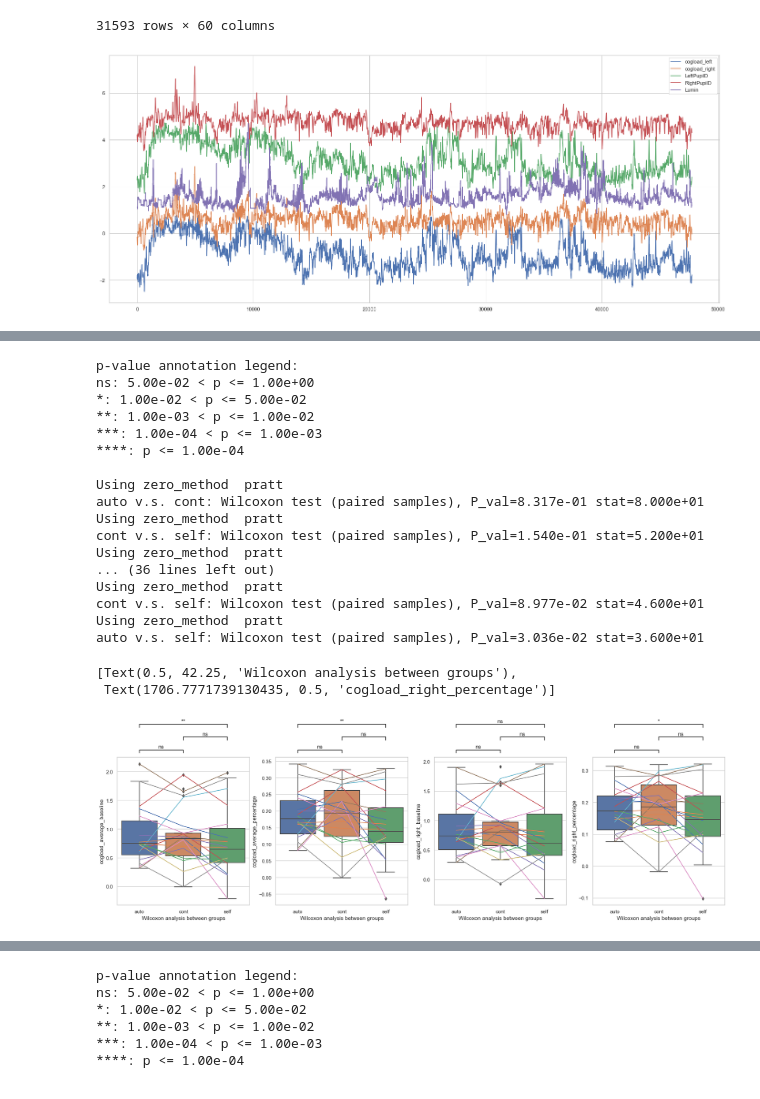
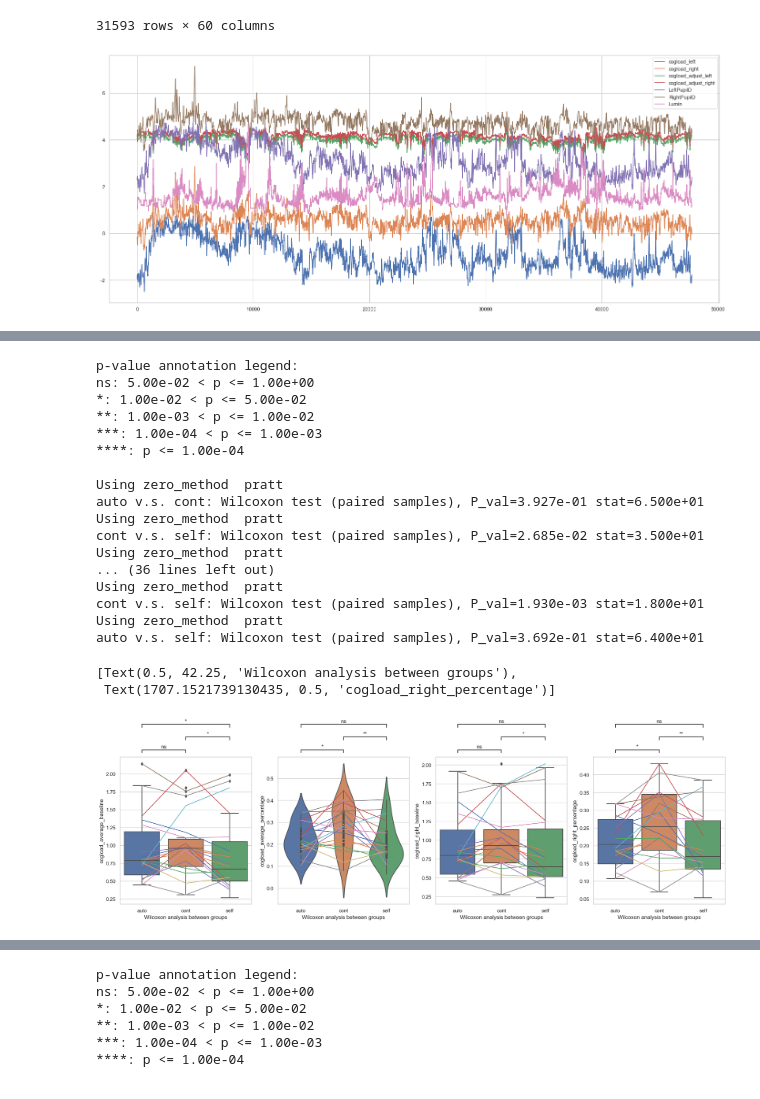
Before and after one commit to Tianyu-Zhou/NIST_Way_Finding, a Jupyter notebook: nist.ipynb, the cells around one changed output, grey strips where cells are left out. Saved outputs shown, nothing was run; the diff lists cells and outputs as text; code cells hidden in the pictures.

```diff
--- a/nist.ipynb
+++ b/nist.ipynb
@@ -45,6 +45,9 @@ def read_data(path):
             interval = 360
             pupil_left_baseline = t[['LeftPupilD']][0:interval].values.mean()
             pupil_right_baseline = t[['RightPupilD']][0:interval].values.mean()
+            if filename[4:8] == "cont":
+                pupil_left_baseline = pupil_left_baseline - 0.3
+                pupil_right_baseline = pupil_right_baseline - 0.3
             # pupil_left_baseline = t[['LeftPupilD']].values.mean()
             # pupil_right_baseline = t[['RightPupilD']].values.mean()
             cogload_left_baseline = t[['cogload_left']][0:interval].values.mean()
@@ -54,9 +57,13 @@ def read_data(path):
             if cogload_right_baseline > 0:
                 cogload_right_baseline = 0
 
+            if filename[4:8] == "cont":
+                cogload_left_baseline = cogload_left_baseline - 0.1
+                cogload_right_baseline = cogload_right_baseline - 0.1
+
             t[['cogload_left_baseline']] = t[['cogload_left']] - cogload_left_baseline
             t[['cogload_right_baseline']] = t[['cogload_right']] - cogload_right_baseline
-            nagetive = 1
+            nagetive = 0
             if nagetive == 0:
                 t['cogload_left_baseline'][t['cogload_left_baseline']<0] = np.nan
                 t['cogload_right_baseline'][t['cogload_right_baseline']<0] = np.nan
@@ -179,8 +186,8 @@ n = 19
 plt.figure(figsize=(24,10))
 plt.plot(data_raw[n]["cogload_left"],label='cogload_left')
 plt.plot(data_raw[n]["cogload_right"],label='cogload_right')
-# plt.plot(data_raw[n]["cogload_adjust_left"],label='cogload_adjust_left')
-# plt.plot(data_raw[n]["cogload_adjust_right"],label='cogload_adjust_right')
+plt.plot(data_raw[n]["cogload_adjust_left"],label='cogload_adjust_left')
+plt.plot(data_raw[n]["cogload_adjust_right"],label='cogload_adjust_right')
 plt.plot(data_raw[n]["LeftPupilD"],label='LeftPupilD')
 plt.plot(data_raw[n]["RightPupilD"],label='RightPupilD')
 plt.plot(data_raw[n]["Lumin"]*50,label='Lumin')
@@ -191,7 +198,7 @@ plt.plot(data_raw[n]["Lumin"]*50,label='Lumin')
 plt.legend()
 plt.show()
 # %% [output]
-[figure, old version]
+[figure, new version]
 # %%
 test_normality(data_raw)
 # %%
@@ -223,6 +230,7 @@ sns.set(style = 'whitegrid')
 x = 'condition'
 order = ["auto", "cont","self"]
 method = 'Wilcoxon'
+# method = 'Kruskal'
 data = data_pairwise
 
 fig, axes = plt.subplots(1,4, figsize=(24,6), dpi=100)
@@ -230,6 +238,7 @@ fig, axes = plt.subplots(1,4, figsize=(24,6), dpi=100)
 # y = 'cogload_left_baseline'
 y = 'cogload_average_baseline'
 axes[0] = sns.boxplot(ax = axes[0], data=data, x=x, y=y, order=order)
+# axes[0] = sns.violinplot(ax = axes[0], data=data, x=x, y=y, order=order)
 for i in range(0,len(data_pairwise),3):
    axes[0].plot([data_analysis[[y]].values.ravel()[i],data_analysis[[y]].values.ravel()[i+1],data_analysis[[y]].values.ravel()[i+2]])
 test_results = add_stat_annotation(ax=axes[0], data=data, x=x, y=y, order=order,
@@ -246,7 +255,7 @@ axes[0].set(xlabel = method + ' analysis between groups', ylabel=y)
 
 # y = "cogload_left_percentage"
 y = "cogload_average_percentage"
-axes[1] = sns.boxplot(ax = axes[1],data=data, x=x, y=y,order=order,)
+axes[1] = sns.violinplot(ax = axes[1],data=data, x=x, y=y,order=order,)
 for i in range(0,len(data_pairwise),3):
    axes[1].plot([data_analysis[[y]].values.ravel()[i],data_analysis[[y]].values.ravel()[i+1],data_analysis[[y]].values.ravel()[i+2]])
 test_results = add_stat_annotation(ax=axes[1], data=data, x=x, y=y,
@@ -280,39 +289,39 @@ axes[2].set(xlabel = method + ' analysis between groups', ylabel=y)
 y = "cogload_right_percentage"
 axes[3] = sns.boxplot(ax = axes[3],data=data, x=x, y=y,order=order,)
 for i in range(0,len(data_pairwise),3):
    axes[3].plot([data_analysis[[y]].values.ravel()[i],data_analysis[[y]].values.ravel()[i+1],data_analysis[[y]].values.ravel()[i+2]])
 test_results = add_stat_annotation(ax=axes[3], data=data, x=x, y=y,
                                  box_pairs=[
                                           (order[0], order[1]),
                                           (order[0], order[2]),
                                           (order[1], order[2]),
                                           ],
                                  test=method,
                                  comparisons_correction=None,
                                  text_format='star', loc='outside', verbose=1,
                                  )
 axes[3].set(xlabel = method + ' analysis between groups', ylabel=y)
 # %% [output]
 p-value annotation legend:
 ns: 5.00e-02 < p <= 1.00e+00
 *: 1.00e-02 < p <= 5.00e-02
 **: 1.00e-03 < p <= 1.00e-02
 ***: 1.00e-04 < p <= 1.00e-03
 ****: p <= 1.00e-04
 
 Using zero_method  pratt
-auto v.s. cont: Wilcoxon test (paired samples), P_val=8.317e-01 stat=8.000e+01
+auto v.s. cont: Wilcoxon test (paired samples), P_val=3.927e-01 stat=6.500e+01
 Using zero_method  pratt
-cont v.s. self: Wilcoxon test (paired samples), P_val=1.540e-01 stat=5.200e+01
+cont v.s. self: Wilcoxon test (paired samples), P_val=2.685e-02 stat=3.500e+01
 Using zero_method  pratt
 ... (36 lines left out)
 Using zero_method  pratt
-cont v.s. self: Wilcoxon test (paired samples), P_val=8.977e-02 stat=4.600e+01
+cont v.s. self: Wilcoxon test (paired samples), P_val=1.930e-03 stat=1.800e+01
 Using zero_method  pratt
-auto v.s. self: Wilcoxon test (paired samples), P_val=3.036e-02 stat=3.600e+01
+auto v.s. self: Wilcoxon test (paired samples), P_val=3.692e-01 stat=6.400e+01
 [Text(0.5, 42.25, 'Wilcoxon analysis between groups'),
- Text(1706.7771739130435, 0.5, 'cogload_right_percentage')]
+ Text(1707.1521739130435, 0.5, 'cogload_right_percentage')]
-[figure, old version]
+[figure, new version]
 # %%
 ### sample from raw data
 rate = 20
```
Also changed, not shown: parts of 1 cell of this notebook.
